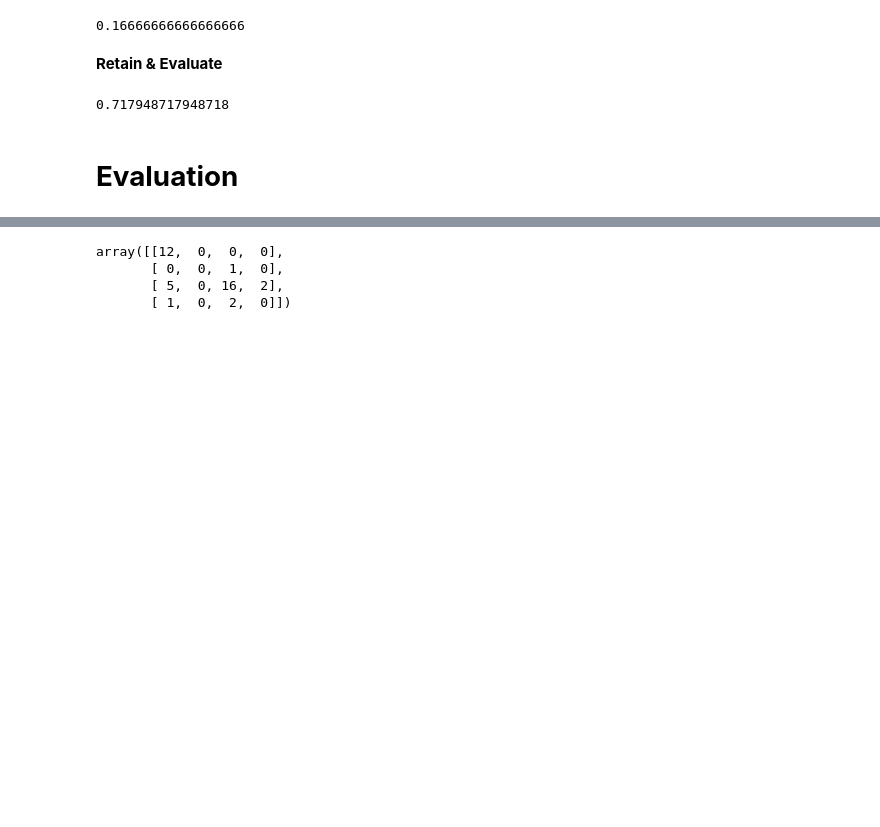
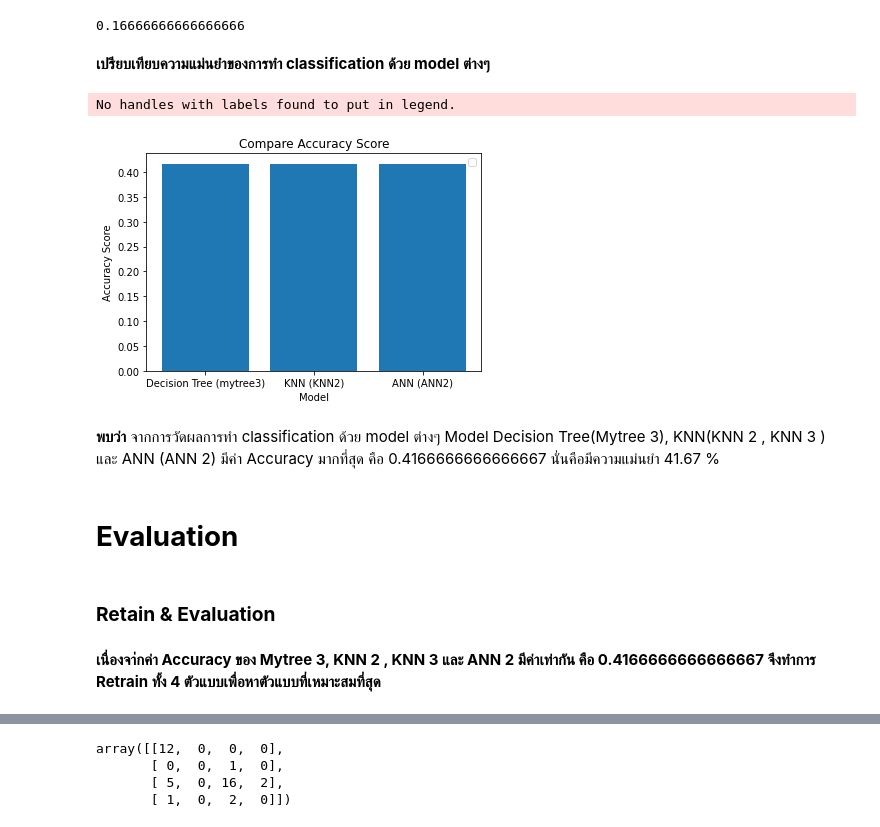
Before and after one commit to Supaporn-Bututham/DWDM21, a Jupyter notebook: Project_DWDM.ipynb, the cells around one changed output, grey strips where cells are left out. Cells and saved outputs as stored; diff of their text form; code cells hidden in the pictures; blank space fills up the shorter version.

```diff
--- a/Project_DWDM.ipynb
+++ b/Project_DWDM.ipynb
@@ -1064,10 +1062,10 @@ accuracy_score(y_val, KNN1_result) # นั่นคือ มีความแ
 **KNN 2**
 # %%
 # Define
-neigh2 = KNeighborsClassifier(n_neighbors=20, weights='distance') # ถามเพื่อนบ้าน 20 คน และเชื่อเพื่อนบ้านที่ใกล้ที่สุดมากกว่าเพื่อนบ้านที่ไกล
+neigh2 = KNeighborsClassifier(n_neighbors=3, weights='distance') # ถามเพื่อนบ้าน 3 คน และเชื่อเพื่อนบ้านที่ใกล้ที่สุดมากกว่าเพื่อนบ้านที่ไกล
 #Train
 neigh2.fit(X_train2,y_train2)
 #Test
 KNN2_result = neigh2.predict(X_val)
-accuracy_score(y_val, KNN2_result) # นั่นคือ มีความแม่นยำ 50.00 %
+accuracy_score(y_val, KNN2_result) # นั่นคือ มีความแม่นยำ 41.67 %
 # %% [output]
@@ -1109,2 +1095,8 @@ from sklearn.neural_network import MLPClassifier # เรียกใช้อ
 # %%
-perceptron1 = MLPClassifier(random_state=6, max_iter=2000,hidden_layer_sizes=1,learning_rate_init=0.005)  # กำหนดพารามิเตอร์ให้กับ model
+# Define
+perceptron1 = MLPClassifier(random_state=6, max_iter=50,hidden_layer_sizes=1,learning_rate_init=0.01)  # กำหนดพารามิเตอร์ให้กับ model
+#Train
+perceptron1.fit(X_train2,y_train2)
+#Test
+perceptron1_result = perceptron1.predict(X_val)
+accuracy_score(y_val,perceptron1_result) # นั่นคือ มีความแม่นยำ 41.67 %
@@ -1141,18 +1124,29 @@ perceptron3_result = perceptron3.predict(X_val)
 accuracy_score(y_val,perceptron3_result) # นั่นคือ มีความแม่นยำ 16.67 %
 # %% [output]
 0.16666666666666666
-# %% [markdown]
-**Retain & Evaluate**
-# %%
-perceptron2_final = MLPClassifier(random_state=6, max_iter=2000,hidden_layer_sizes=10,learning_rate_init=0.005)
-#Train
-perceptron2_final.fit(X_train,y_train)
-#Test
-perceptron2final_result = perceptron2_final.predict(X_test)
-accuracy_score(y_test,perceptron2final_result) # นั่นคือ มีความแม่นยำ 71.79 %
-# %% [output]
-0.717948717948718
+# %% [markdown]
+**เปรียบเทียบความแม่นยำของการทำ classification ด้วย model ต่างๆ**
+# %%
+# กราฟเปรียบเทียบความแม่นยำของการวัดผลการทำ classification ด้วย model ต่างๆ
+from matplotlib import pyplot as plt
+labels = ['Decision Tree (mytree3)','KNN (KNN2)','ANN (ANN2)']
+accuracy = [accuracy_score(y_val,mytree3_result),accuracy_score(y_val, KNN2_result),accuracy_score(y_val,perceptron2_result)]
+#plot
+plt.bar(labels,accuracy)
+plt.ylabel('Accuracy Score')
+plt.xlabel('Model')
+plt.title('Compare Accuracy Score')
+plt.legend();
+# %% [output]
+No handles with labels found to put in legend.
+[figure, added]
+# %% [markdown]
+**พบว่า** จากการวัดผลการทำ classification ด้วย model ต่างๆ Model Decision Tree(Mytree 3), KNN(KNN 2 , KNN 3 ) และ ANN (ANN 2) มีค่า Accuracy มากที่สุด คือ 0.4166666666666667 นั่นคือมีความแม่นยำ 41.67 %
 # %% [markdown]
 # **Evaluation**
+# %% [markdown]
+### **Retain & Evaluation**
+# %% [markdown]
+**เนื่องจา่กค่า Accuracy ของ Mytree 3, KNN 2 , KNN 3 และ ANN 2 มีค่าเท่ากัน คือ 0.4166666666666667 จึงทำการ Retrain ทั้ง 4 ตัวแบบเพื่อหาตัวแบบที่เหมาะสมที่สุด**
 # %%
 from sklearn.metrics import accuracy_score,classification_report,confusion_matrix  # เรียกใช้อัลกอริทึมที่เราต้องการ
```
Also changed, not shown: parts of 53 cells of this notebook.
